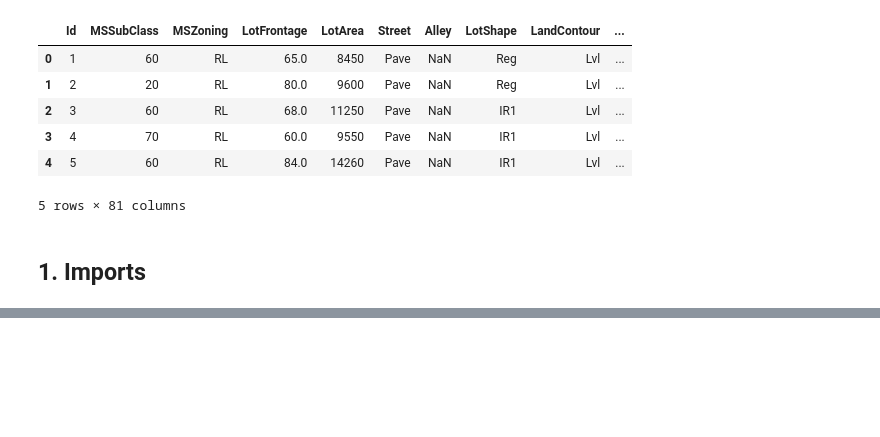
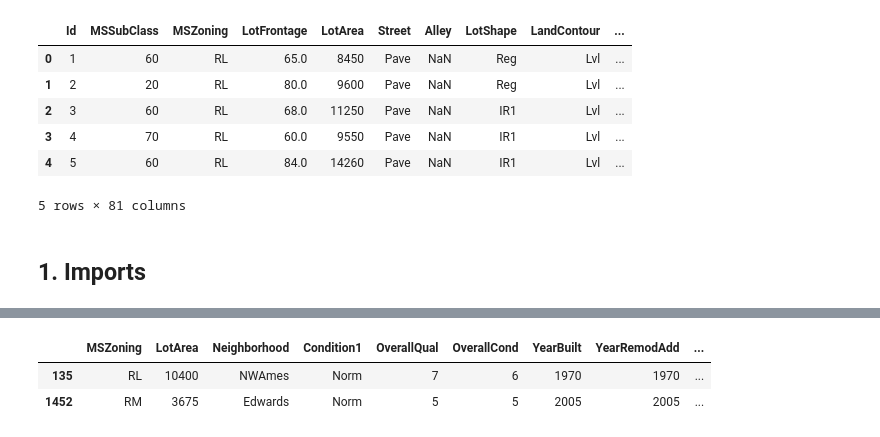
Before and after one commit to joaossoliveira/House-price, a Jupyter notebook: House_Price1.ipynb, the cells around one changed output, grey strips where cells are left out. Saved outputs shown, nothing was run; the diff lists cells and outputs as text; code cells hidden in the pictures; blank space fills up the shorter version.

```diff
--- a/House_Price1.ipynb
+++ b/House_Price1.ipynb
@@ -67,0 +270,3 @@ warnings.filterwarnings("ignore")
+# %%
+# criando a variável target sendo 1 para mau e 0 para bom que é o formato mais comum (1 para evento e 0 para não evento)
+df['target'] = np.where(df['SalePrice'] == 2,1,0).astype(int)
@@ -67,0 +292,6 @@ warnings.filterwarnings("ignore")
+# %%
+df.head(2)
+# %% [output]
+|  | MSZoning | LotArea | Neighborhood | Condition1 | OverallQual | OverallCond | YearBuilt | YearRemodAdd | ... |
+| 135 | RL | 10400 | NWAmes | Norm | 7 | 6 | 1970 | 1970 | ... |
+| 1452 | RM | 3675 | Edwards | Norm | 5 | 5 | 2005 | 2005 | ... |
```
Also changed, not shown: parts of 20 cells of this notebook.
